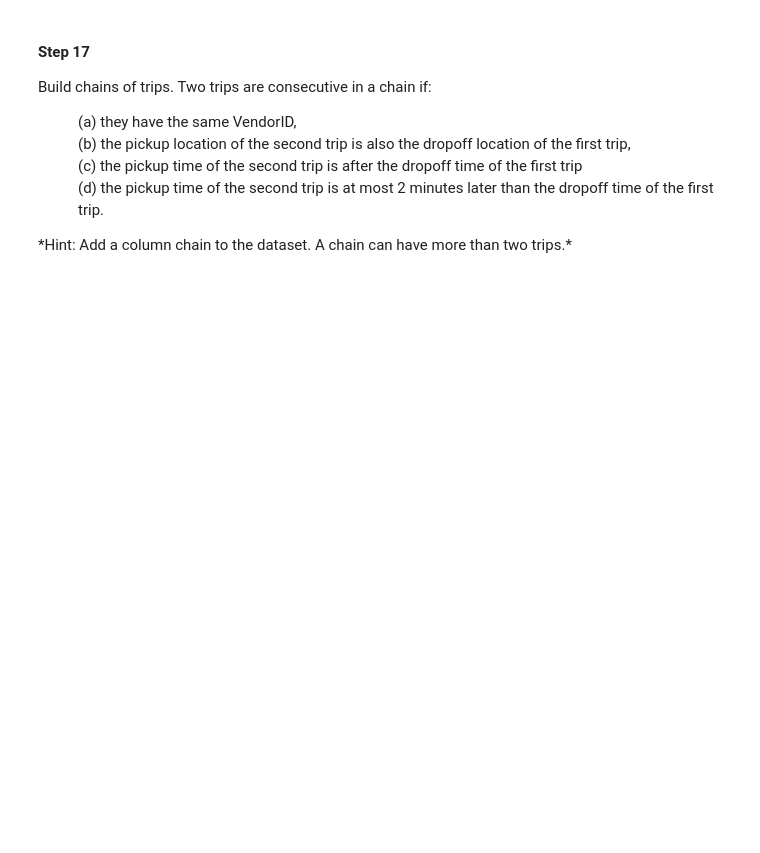
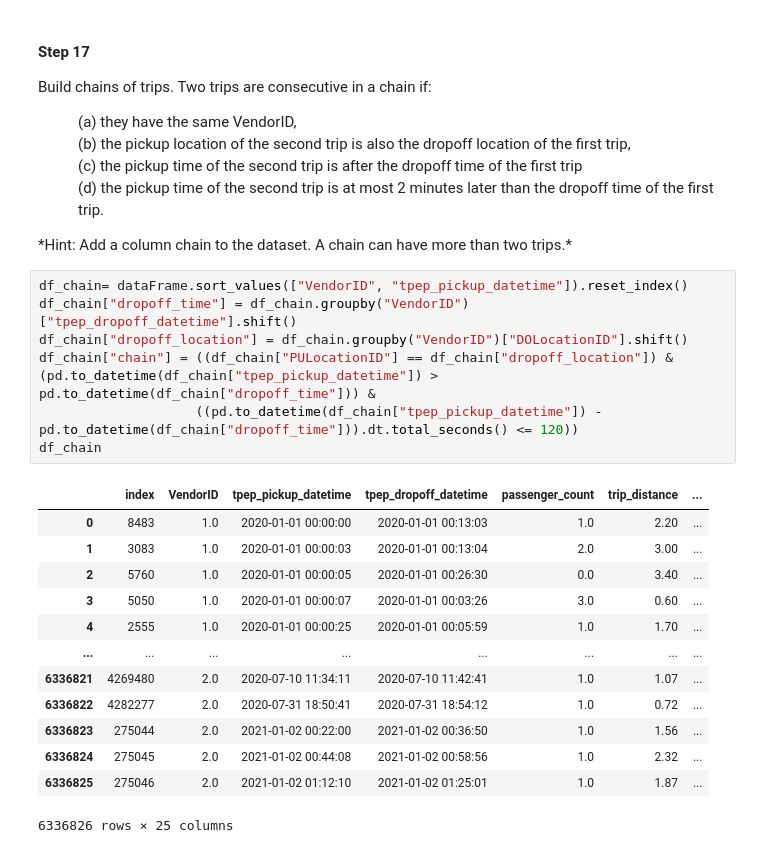
Before and after one commit to Cova18/Fondamenti-di-Informatica, a Jupyter notebook: Proggetto_Informatica.ipynb, the cells around one changed output. Saved outputs shown, nothing was run; the diff lists cells and outputs as text; blank space fills up the shorter version.

```diff
--- a/Proggetto_Informatica.ipynb
+++ b/Proggetto_Informatica.ipynb
@@ -270,3 +306,24 @@ Build chains of trips. Two trips are consecutive in a chain if:
 <dd>(d) the pickup time of the second trip is at most 2 minutes later than the dropoff time of the first trip.</dd>
 </dl>
 *Hint: Add a column chain to the dataset. A chain can have more than two trips.*
+# %%
+df_chain= dataFrame.sort_values(["VendorID", "tpep_pickup_datetime"]).reset_index()
+df_chain["dropoff_time"] = df_chain.groupby("VendorID")["tpep_dropoff_datetime"].shift()
+df_chain["dropoff_location"] = df_chain.groupby("VendorID")["DOLocationID"].shift()
+df_chain["chain"] = ((df_chain["PULocationID"] == df_chain["dropoff_location"]) & (pd.to_datetime(df_chain["tpep_pickup_datetime"]) > pd.to_datetime(df_chain["dropoff_time"])) &
+                    ((pd.to_datetime(df_chain["tpep_pickup_datetime"]) - pd.to_datetime(df_chain["dropoff_time"])).dt.total_seconds() <= 120))
+df_chain
+# %% [output]
+|  | index | VendorID | tpep_pickup_datetime | tpep_dropoff_datetime | passenger_count | trip_distance | ... |
+| 0 | 8483 | 1.0 | 2020-01-01 00:00:00 | 2020-01-01 00:13:03 | 1.0 | 2.20 | ... |
+| 1 | 3083 | 1.0 | 2020-01-01 00:00:03 | 2020-01-01 00:13:04 | 2.0 | 3.00 | ... |
+| 2 | 5760 | 1.0 | 2020-01-01 00:00:05 | 2020-01-01 00:26:30 | 0.0 | 3.40 | ... |
+| 3 | 5050 | 1.0 | 2020-01-01 00:00:07 | 2020-01-01 00:03:26 | 3.0 | 0.60 | ... |
+| 4 | 2555 | 1.0 | 2020-01-01 00:00:25 | 2020-01-01 00:05:59 | 1.0 | 1.70 | ... |
+| ... | ... | ... | ... | ... | ... | ... | ... |
+| 6336821 | 4269480 | 2.0 | 2020-07-10 11:34:11 | 2020-07-10 11:42:41 | 1.0 | 1.07 | ... |
+| 6336822 | 4282277 | 2.0 | 2020-07-31 18:50:41 | 2020-07-31 18:54:12 | 1.0 | 0.72 | ... |
+| 6336823 | 275044 | 2.0 | 2021-01-02 00:22:00 | 2021-01-02 00:36:50 | 1.0 | 1.56 | ... |
+| 6336824 | 275045 | 2.0 | 2021-01-02 00:44:08 | 2021-01-02 00:58:56 | 1.0 | 2.32 | ... |
+| 6336825 | 275046 | 2.0 | 2021-01-02 01:12:10 | 2021-01-02 01:25:01 | 1.0 | 1.87 | ... |
+6336826 rows × 25 columns
```
Also changed, not shown: parts of 2 cells of this notebook.
